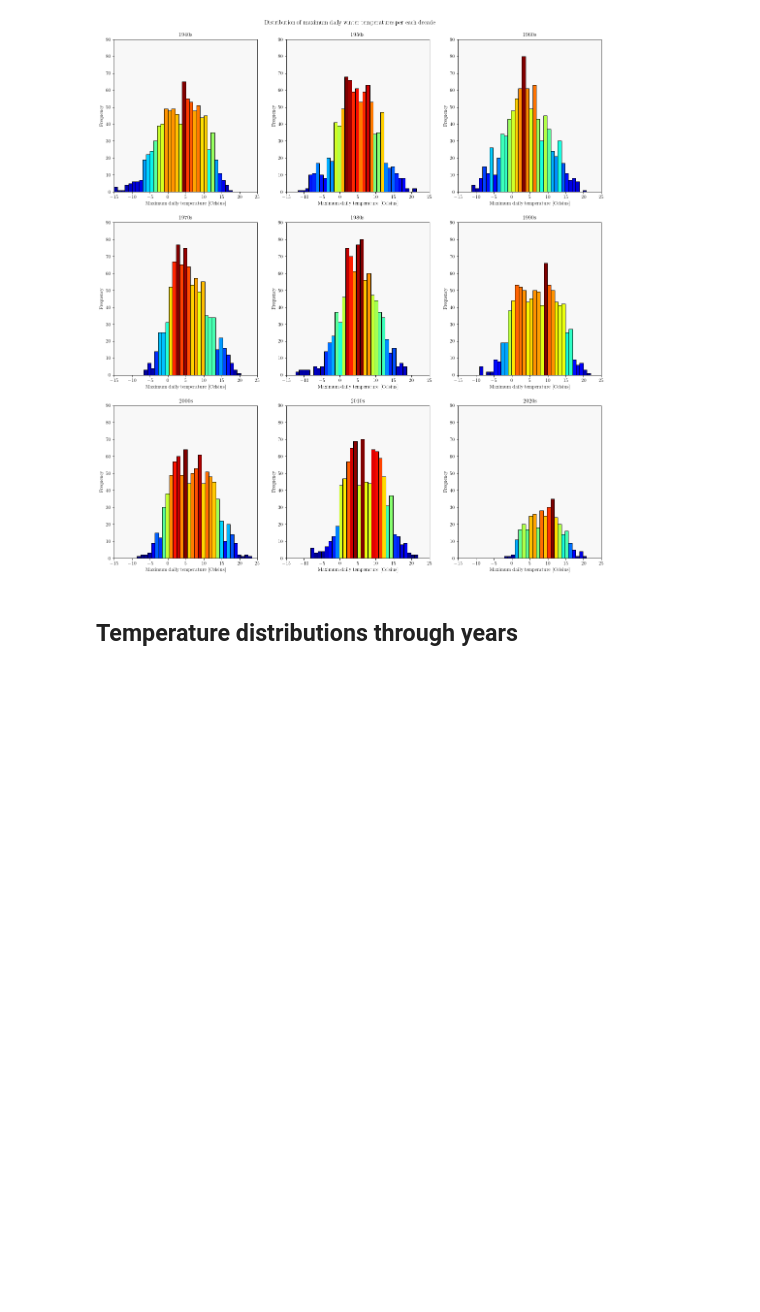
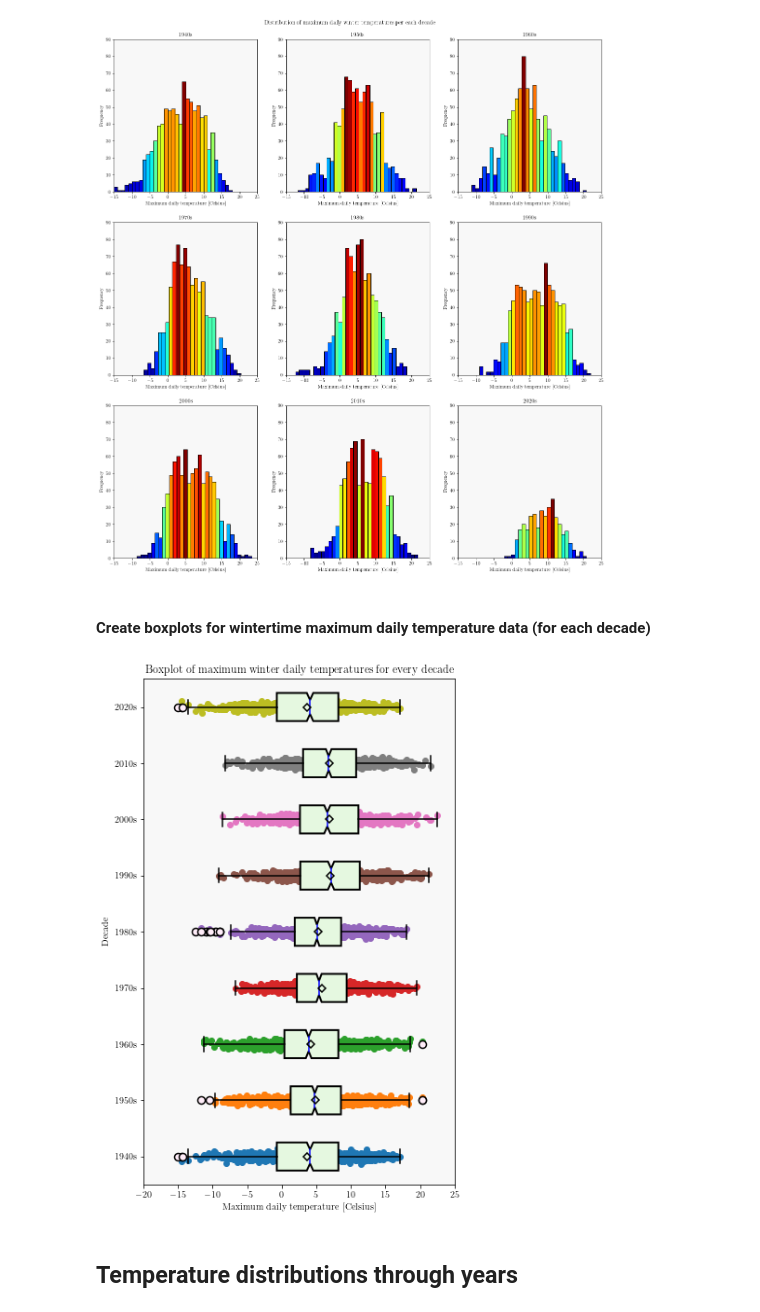
Before and after one commit to cimbaIG/Weather_data_Zagreb, a Jupyter notebook: weather_data_zagreb.ipynb, the cells around one changed output. Drawn from its saved outputs; the diff is of its cells as text; code cells hidden in the pictures; blank space fills up the shorter version.

Commit message:
Boxplot max daily winter temps per decades

```diff
--- a/weather_data_zagreb.ipynb
+++ b/weather_data_zagreb.ipynb
@@ -1184,6 +1184,40 @@ plt.subplots_adjust(top=0.95)
 plt.savefig('distribution_of_max_daily_temperatures_for_winter_period_per_each_decade.pdf', bbox_inches='tight')
 # %% [output]
 [figure]
+# %% [markdown]
+#### Create boxplots for wintertime maximum daily temperature data (for each decade)
+# %%
+# Combine winter data max daily temperature data per decade into one single dataframe
+winter_data_max_daily_temps = pd.DataFrame({"1940s": _40s_winter_days["temperature_2m_max (°C)"],
+                                            "1950s": _50s_winter_days["temperature_2m_max (°C)"],
+                                            "1960s": _60s_winter_days["temperature_2m_max (°C)"],
+                                            "1970s": _70s_winter_days["temperature_2m_max (°C)"],
+                                            "1980s": _80s_winter_days["temperature_2m_max (°C)"],
+                                            "1990s": _90s_winter_days["temperature_2m_max (°C)"],
+                                            "2000s": _00s_winter_days["temperature_2m_max (°C)"],
+                                            "2010s": _10s_winter_days["temperature_2m_max (°C)"],
+                                            "2020s": _40s_winter_days["temperature_2m_max (°C)"]})
+
+# Create boxplot
+winter_data_max_daily_temps.plot.box(figsize=(6,10), boxprops=dict(linewidth=2, facecolor="#e5f8e0"), medianprops=dict(color="blue",linewidth=1.5), showmeans=True, meanline=False, meanprops=dict(linewidth=1.5, marker='D', markeredgecolor='black', markerfacecolor="none", markeredgewidth=1.5), flierprops=dict(marker='o', markersize=8, markeredgecolor='black', markeredgewidth=1.5, markerfacecolor="#FFEDF9"), notch=True, vert=False, xlim=(-20,25), whiskerprops=dict(linewidth=1.5), capprops=dict(linewidth=1.5), patch_artist=True, showfliers=True)
+
+# Make boxplot looks pretty
+plt.title("Boxplot of maximum winter daily temperatures for every decade")
+plt.xlabel("Maximum daily temperature [Celsius]")
+plt.ylabel("Decade")
+ax = plt.gca()
+ax.set_facecolor("#F8F8F8")
+
+# Add scatter data to boxplot
+for i, d in enumerate(winter_data_max_daily_temps):
+   y = winter_data_max_daily_temps[d]
+   x = np.random.normal(i + 1, 0.04, len(y))
+   plt.scatter(y,x)
+
+# Save figure to .pdf file
+plt.savefig('boxplot_of_max_daily_temperatures_for_winter_period_per_each_decade.pdf', bbox_inches='tight')
+# %% [output]
+[figure, added]
 # %% [markdown]
 ## Temperature distributions through years
 # %% [markdown]
```
Also changed, not shown: parts of 1 cell of this notebook, 20 other files.
